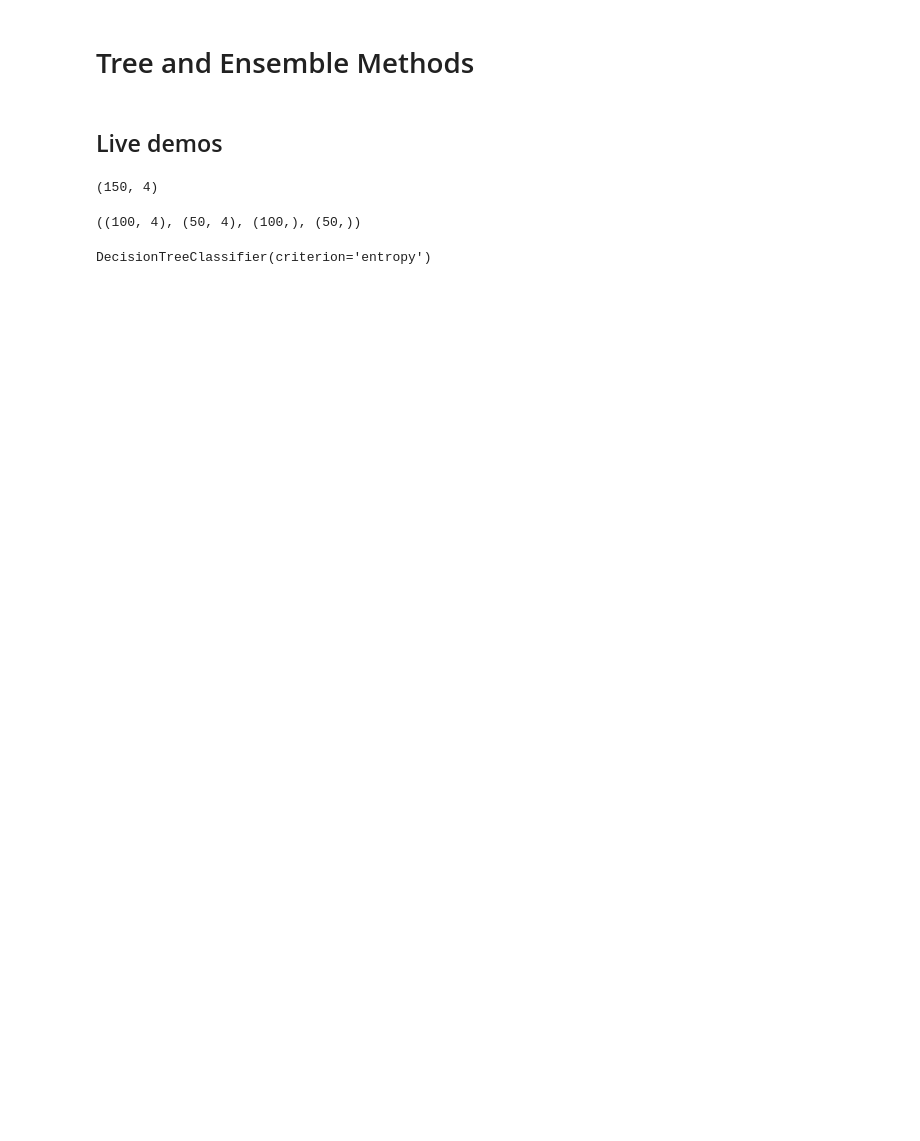
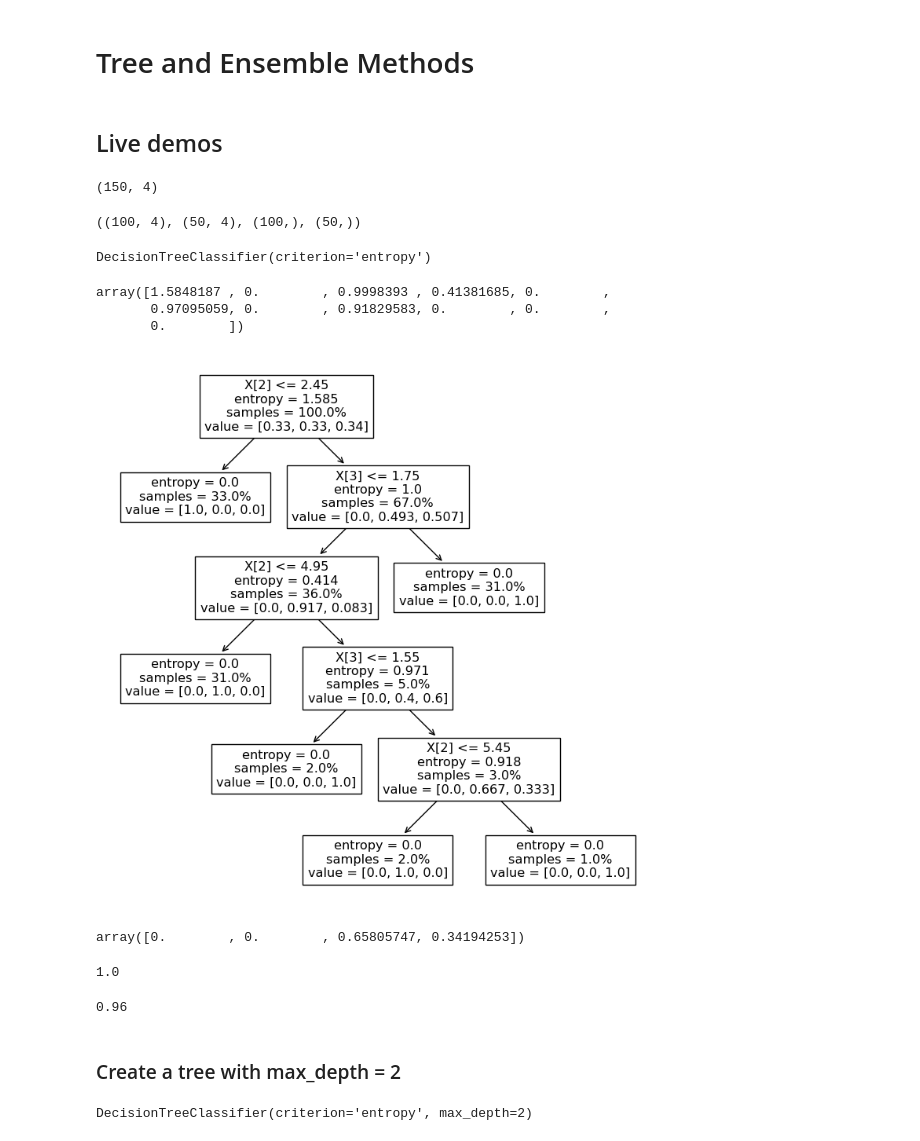
Before and after one commit to Kiril-Lazarov/Artificial-Intelligence, a Jupyter notebook: Machine Learning/Tree and Ensemble Methods/Tree and Ensemble Methods.ipynb, the cells around one changed output. Saved outputs shown, nothing was run; the diff lists cells and outputs as text; code cells hidden in the pictures; blank space fills up the shorter version.

Commit message:
Added tree with max_depth = 2

```diff
--- a/Machine Learning/Tree and Ensemble Methods/Tree and Ensemble Methods.ipynb
+++ b/Machine Learning/Tree and Ensemble Methods/Tree and Ensemble Methods.ipynb
@@ -21,7 +21,7 @@ iris_data.shape
 # %% [output]
 (150, 4)
 # %%
-X_train, X_test, y_train, y_test = train_test_split(iris_data, iris_labels, train_size = 100)
+X_train, X_test, y_train, y_test = train_test_split(iris_data, iris_labels, train_size = 100, stratify = iris_labels)
 # %%
 X_train.shape, X_test.shape,y_train.shape, y_test.shape
 # %% [output]
@@ -35,4 +35,28 @@ tree.fit(X_train, y_train)
 # %% [output]
 DecisionTreeClassifier(criterion='entropy')
 # %%
-tree.tree_
+tree.tree_.impurity
+# %% [output]
+array([1.5848187 , 0.        , 0.9998393 , 0.41381685, 0.        ,
+       0.97095059, 0.        , 0.91829583, 0.        , 0.        ,
+       0.        ])
+# %%
+plt.figure(figsize = (9, 9))
+plot_tree(tree, proportion=True)
+plt.show()
+# %% [output]
+[figure, added]
+# %%
+tree.feature_importances_
+# %% [output]
+array([0.        , 0.        , 0.65805747, 0.34194253])
+# %%
+tree.score(X_train, y_train)
+# %% [output]
+1.0
+# %%
+tree.score(X_test, y_test)
+# %% [output]
+0.96
+# %% [markdown]
+### Create a tree with max_depth = 2
@@ -38,0 +68,4 @@ tree.tree_
+# %%
+tree.fit(X_train, y_train)
+# %% [output]
+DecisionTreeClassifier(criterion='entropy', max_depth=2)
```
Also changed, not shown: parts of 5 cells of this notebook.
